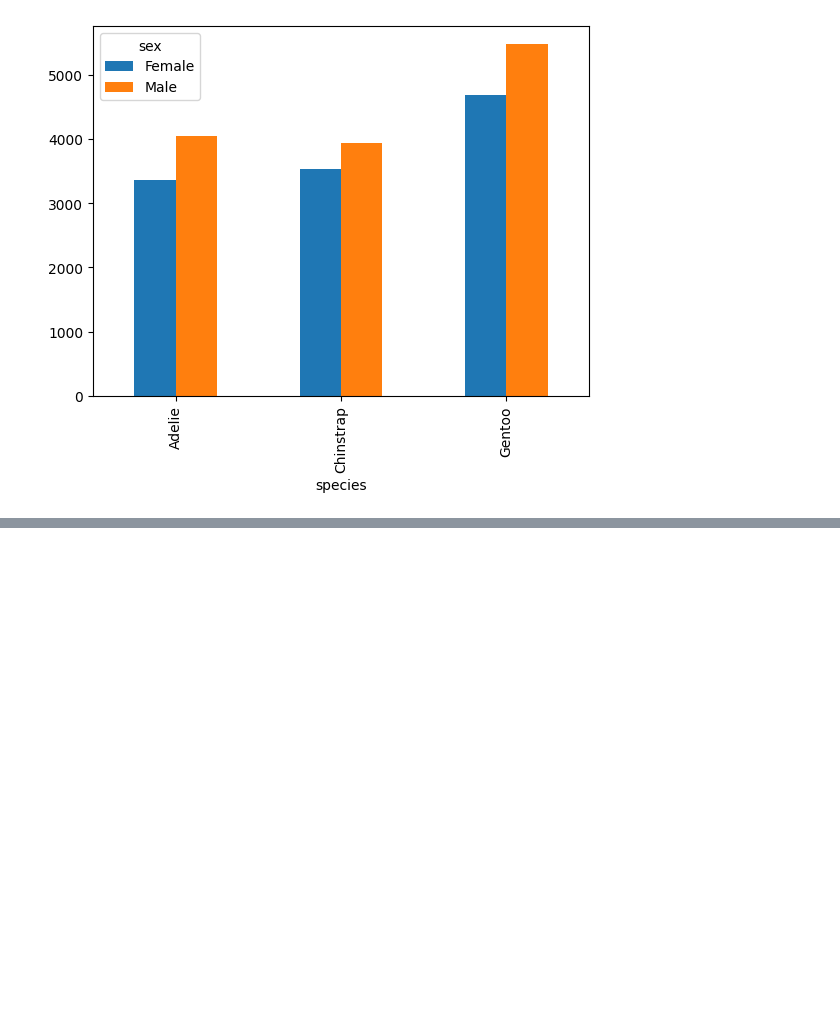
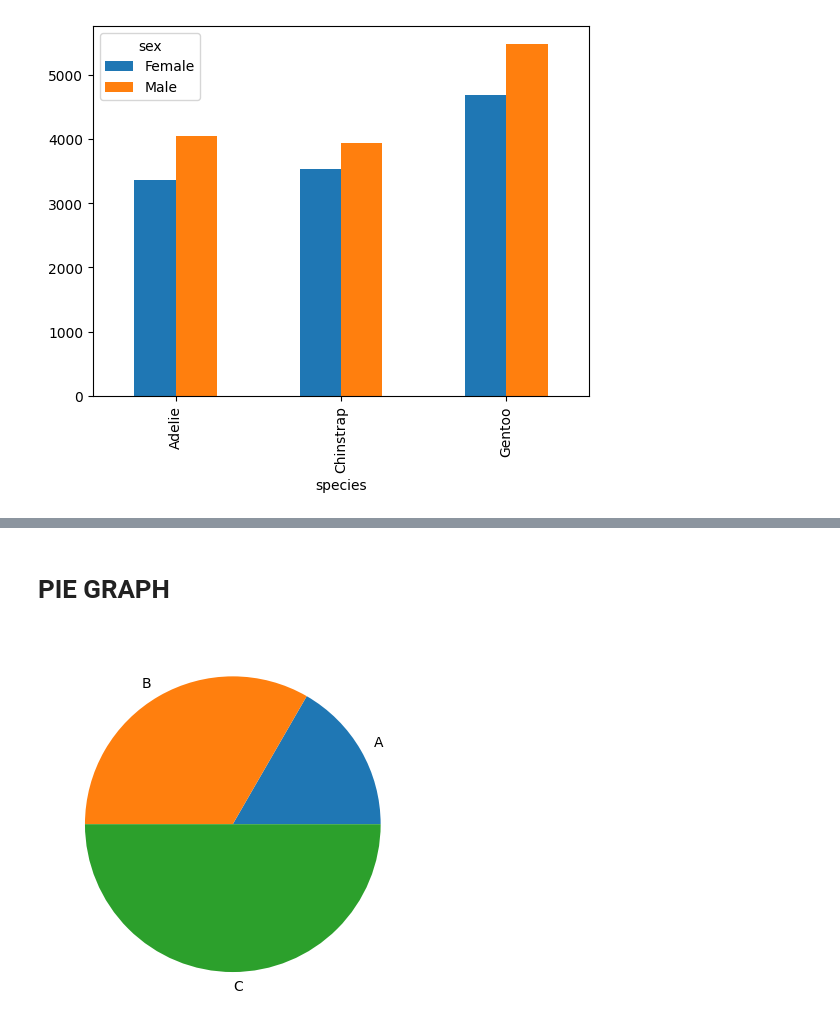
Before and after one commit to sudipto291088/Data110-21843--fall25, a Jupyter notebook: Session_7_15thOct_2025.ipynb, the cells around one changed output, grey strips where cells are left out. Drawn from its saved outputs; the diff is of its cells as text; code cells hidden in the pictures; blank space fills up the shorter version.

```diff
--- a/Session_7_15thOct_2025.ipynb
+++ b/Session_7_15thOct_2025.ipynb
@@ -225,0 +239,9 @@ species_sex_grouped.plot(kind='bar')
+# %% [markdown]
+# PIE GRAPH
+# %%
+category=['A','B','C']
+values=[10,20,30]
+plt.pie(values,labels=category)
+plt.show()
+# %% [output]
+[figure, added]
```
Also changed, not shown: parts of 6 cells of this notebook.
